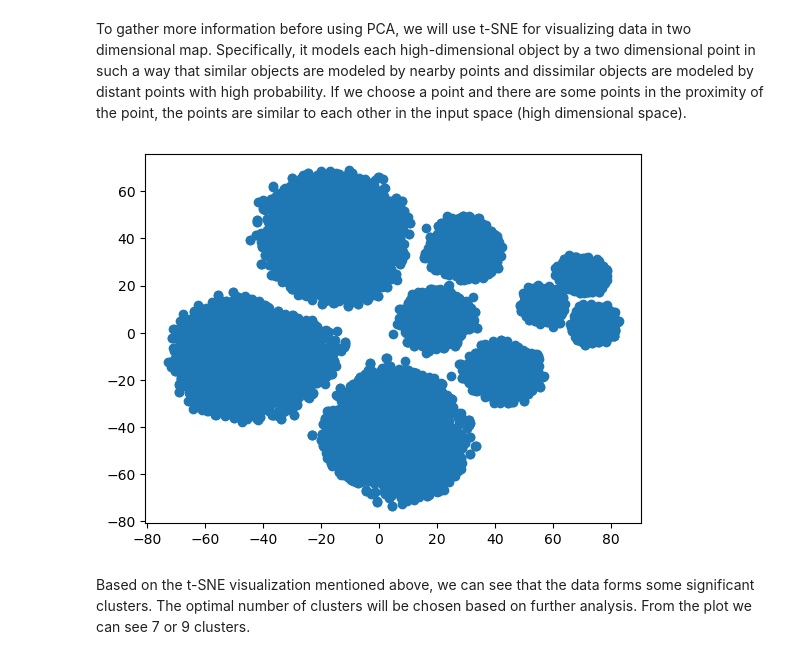
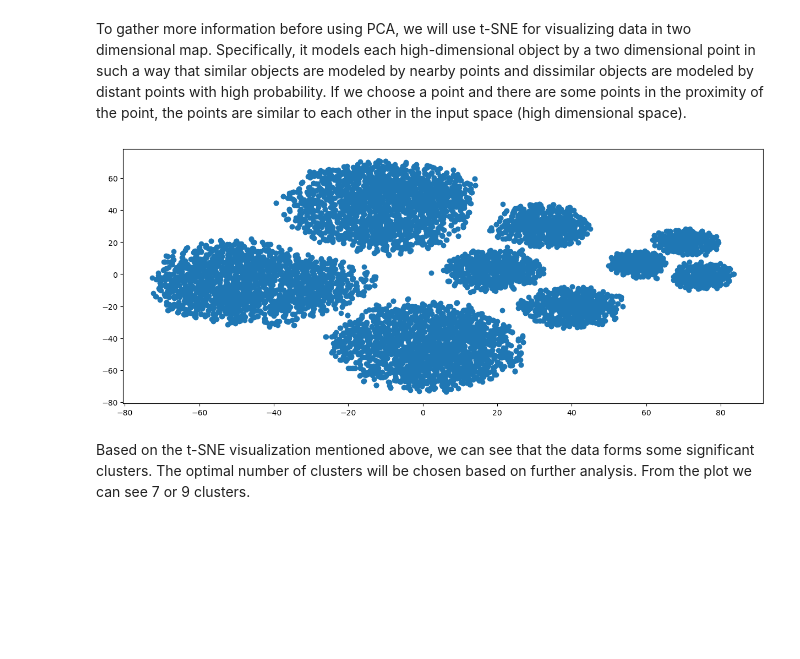
Before and after one commit to Hubert-Magdziak/Dimension-reduction, a Jupyter notebook: Dimension Reduction.ipynb, the cells around one changed output. Drawn from its saved outputs; the diff is of its cells as text; code cells hidden in the pictures; blank space fills up the shorter version.

```diff
--- a/Dimension Reduction.ipynb
+++ b/Dimension Reduction.ipynb
@@ -134,12 +118,13 @@ To gather more information before using PCA, we will use t-SNE for visualizing d
 # %%
 visual_model = TSNE(learning_rate=200)
 transformed = visual_model.fit_transform(heart_numeric_standardized)
 xs = transformed[:, 0]
 ys = transformed[:, 1]
+plt.figure(figsize= (15,6))
 plt.scatter(xs, ys)
 plt.show()
 # %% [output]
-[figure, old version]
+[figure, new version]
 # %% [markdown]
 Based on the t-SNE visualization mentioned above, we can see that the data forms some significant clusters. The optimal number of clusters will be chosen based on further analysis. From the plot we can see 7 or 9 clusters.
 # %% [markdown]
```
Also changed, not shown: parts of 10 cells of this notebook.
